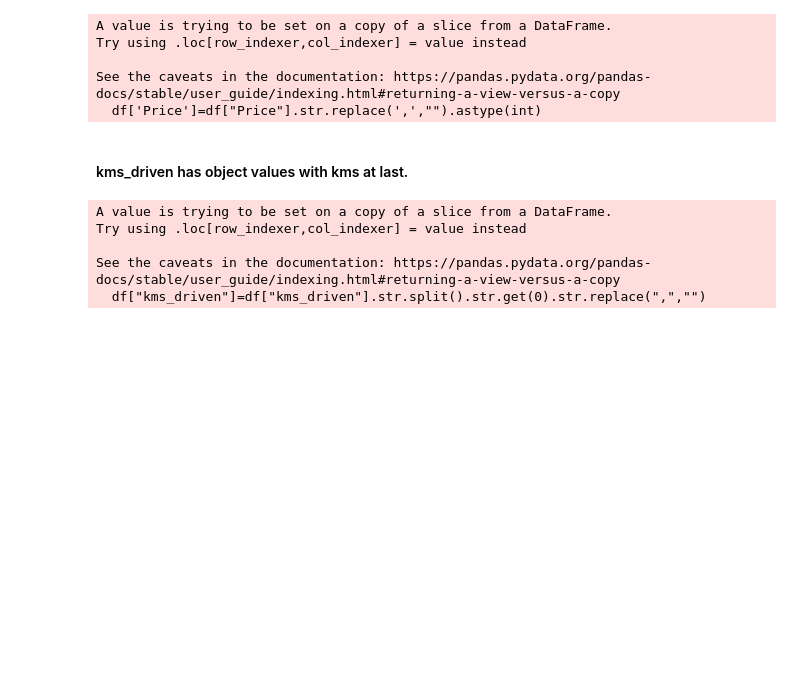
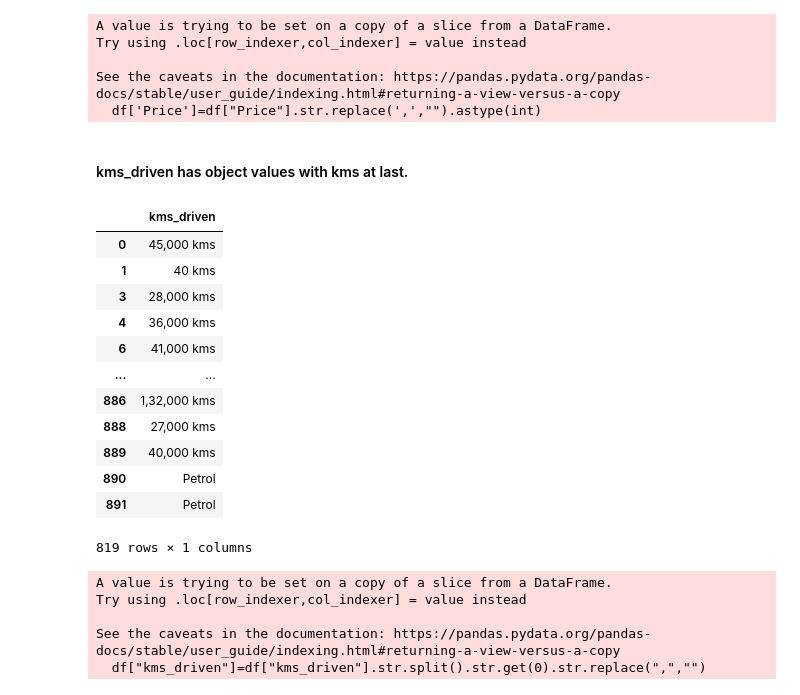
Before and after one commit to JunaidAli-08/Car-Price-Prediction-main, a Jupyter notebook: car-pred.ipynb, the cells around one changed output. Drawn from its saved outputs; the diff is of its cells as text; code cells hidden in the pictures; blank space fills up the shorter version.

```diff
--- a/car-pred.ipynb
+++ b/car-pred.ipynb
@@ -116,6 +132,22 @@ See the caveats in the documentation: https://pandas.pydata.org/pandas-docs/stab
   df['Price']=df["Price"].str.replace(',',"").astype(int)
 # %% [markdown]
 ####  kms_driven has object values with kms at last.
+# %%
+df[["kms_driven"]]
+# %% [output]
+|  | kms_driven |
+| 0 | 45,000 kms |
+| 1 | 40 kms |
+| 3 | 28,000 kms |
+| 4 | 36,000 kms |
+| 6 | 41,000 kms |
+| ... | ... |
+| 886 | 1,32,000 kms |
+| 888 | 27,000 kms |
+| 889 | 40,000 kms |
+| 890 | Petrol |
+| 891 | Petrol |
+819 rows × 1 columns
 # %%
 df["kms_driven"]=df["kms_driven"].str.split().str.get(0).str.replace(",","")
 # %% [output]
```
Also changed, not shown: parts of 18 cells of this notebook.
